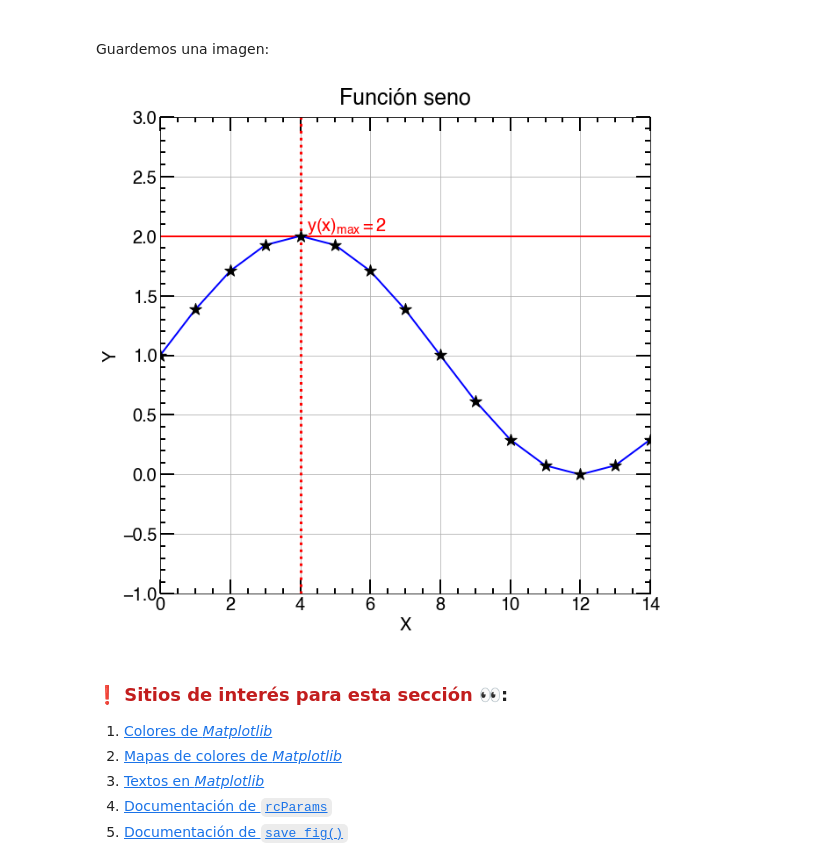
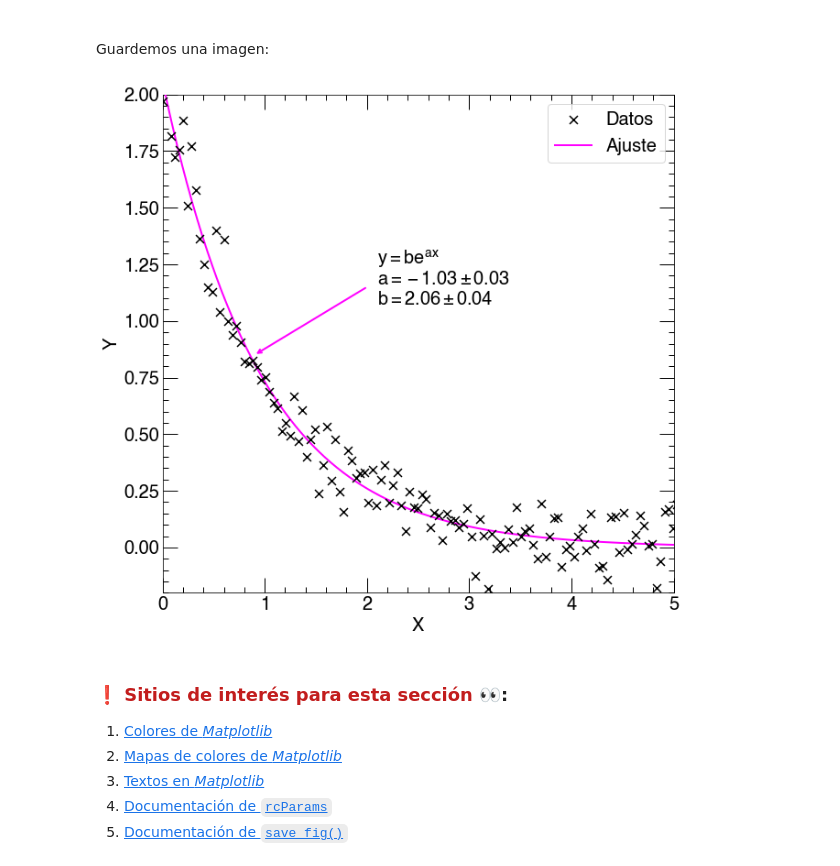
Before and after one commit to DD-Beltran-F/Taller_Graficos_Python, a Jupyter notebook: 2025/Taller_Gráficos_Python_2025.ipynb, the cells around one changed output. Cells and saved outputs as stored; diff of their text form; code cells hidden in the pictures.

```diff
--- a/2025/Taller_Gráficos_Python_2025.ipynb
+++ b/2025/Taller_Gráficos_Python_2025.ipynb
@@ -1691,38 +1803,55 @@ Guardemos una imagen:
 # %%
 fig, ax = plt.subplots(figsize=(10, 10),facecolor='w') # El fondo de la figura es blanco en vez de transparente
 
-ax.plot(datos['x'],datos['y3'],c='b',lw=2,zorder=3,rasterized=True)
-ax.scatter(datos['x'],datos['y3'],c='k',marker='*',s=200,zorder=4,rasterized=True)
+# Simulamos datos experimentales
+datos_x = np.linspace(0,6,150)
+datos_y = 2*np.exp(-1*datos_x) + np.random.normal(0,0.1,150)
 
+# Aplicamos un ajuste
+def modelo_exp(x,a,b):
+    return b*np.exp(a*x)
+
+params,mcov = curve_fit(modelo_exp,datos_x,datos_y)
+errores = np.sqrt(np.diag(mcov))
+ajuste_x = np.linspace(0,6,500)
+ajuste_y = modelo_exp(ajuste_x,*params)
+
+# Gráficas
+ax.scatter(datos_x,datos_y,c='k',marker='x',s=80,zorder=4,label='Datos',rasterized=True)
+ax.plot(ajuste_x,ajuste_y,c='magenta',lw=2,zorder=3,label='Ajuste',rasterized=True)
+
+# Estética
 ax.set_xlabel('X',fontsize=20)
 ax.set_ylabel('Y',fontsize=20)
-ax.set_title('Función seno',size=25,fontsize=25,pad=15)
 
-ax.set_xlim(1,14)
-ax.set_ylim(-1,3)
+ax.set_xlim(0,5)
+ax.set_ylim(-0.2,2)
 
 ax.set_xticks(ax.get_xticks(),ax.get_xticklabels(),fontsize=20)
 ax.set_yticks(ax.get_yticks(),ax.get_yticklabels(),fontsize=20)
 ax.minorticks_on()
-ax.tick_params(direction='in',length=16,width=2,labelsize=20,which='major',right=True,top=True)
-ax.tick_params(direction='in',length=6,width=2,labelsize=20,which='minor',right=True,top=True)
+ax.tick_params(direction='in',length=16,width=1,labelsize=20,which='major',right=True,top=True)
+ax.tick_params(direction='in',length=6,width=1,labelsize=20,which='minor',right=True,top=True)
 
-ax.axvline(4,c='r',ls=':',lw=3,zorder=2,rasterized=True)
-ax.axhline(2,c='r',ls='-',lw=2,zorder=2,rasterized=True)
-ax.text(4.2,2,r'$y(x)_{max}=2$',color='r',ha='left',va='bottom',fontsize=20)
+ax.set_xlim(0,5)
+ax.set_ylim(-0.2,2)
 
-ax.grid(zorder=1)
-
+ax.text(2.1,1.25,r'$y = be^{ax}$',fontsize=20)
+ax.text(2.1,1.16,fr'$a = {params[0]:.2f} \pm {errores[0]:.2f}$',fontsize=20)
+ax.text(2.1,1.07,fr'$b = {params[1]:.2f} \pm {errores[1]:.2f}$',fontsize=20)
+ax.annotate('', xy=(0.9, 0.85), xytext=(2, 1.15),
+            arrowprops=dict(arrowstyle='->', lw=2, color='magenta'))
+ax.legend(fontsize=20)
 
 # Guardar imagen en .png
 plt.savefig('mi_grafica.png',bbox_inches='tight',pad_inches=0.3,dpi=300)
 
 # Guardar imagen en .pdf
 plt.savefig('mi_grafica.pdf',bbox_inches='tight',pad_inches=0.3)
 
 plt.show()
 # %% [output]
-[figure, old version]
+[figure, new version]
 # %% [markdown]
 ### ❗  <span style="color:#c21d1d">**Sitios de interés para esta sección**</span> 👀:
 1. [Colores de _Matplotlib_](https://matplotlib.org/stable/gallery/color/named_colors.html)
```
Also changed, not shown: parts of 32 cells of this notebook.
